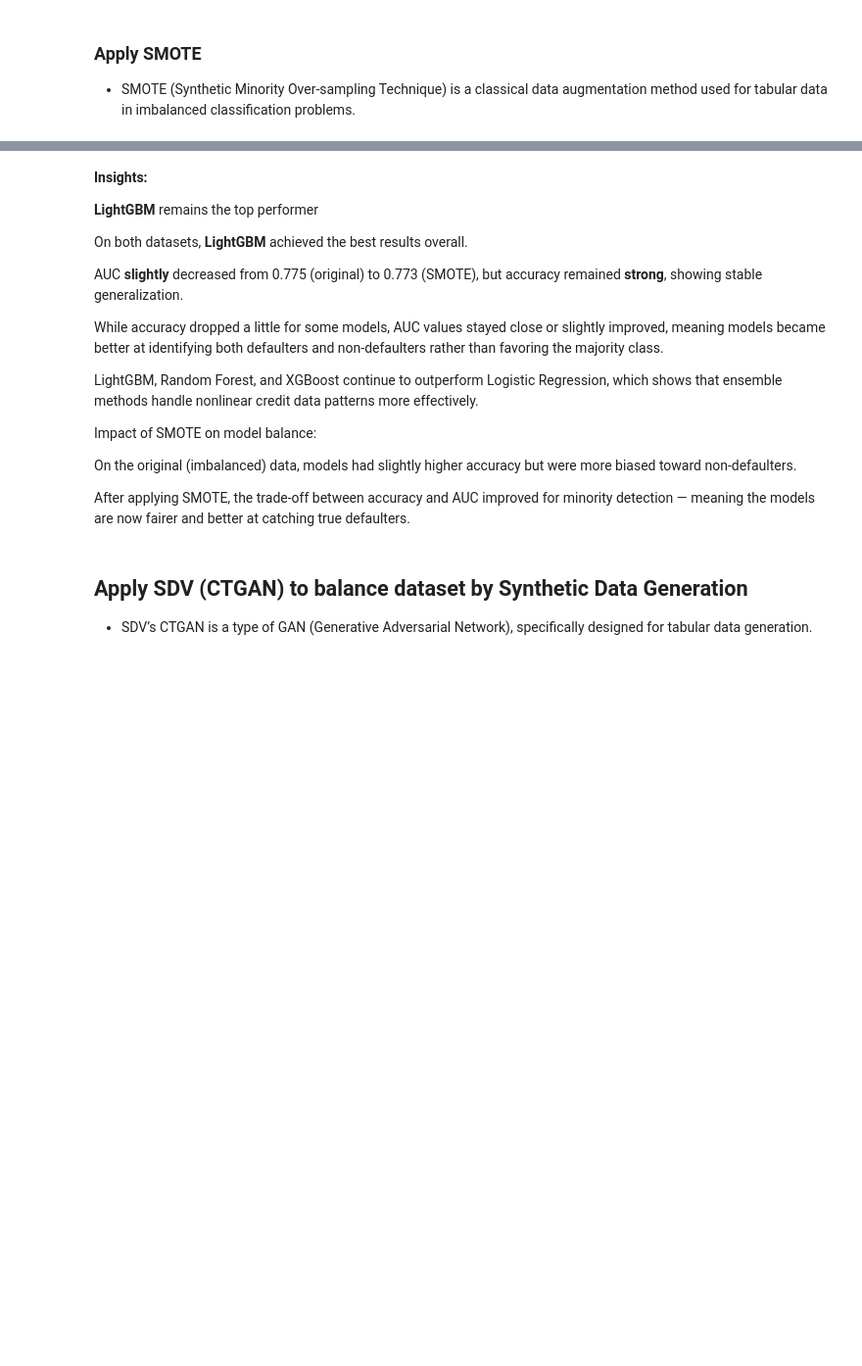
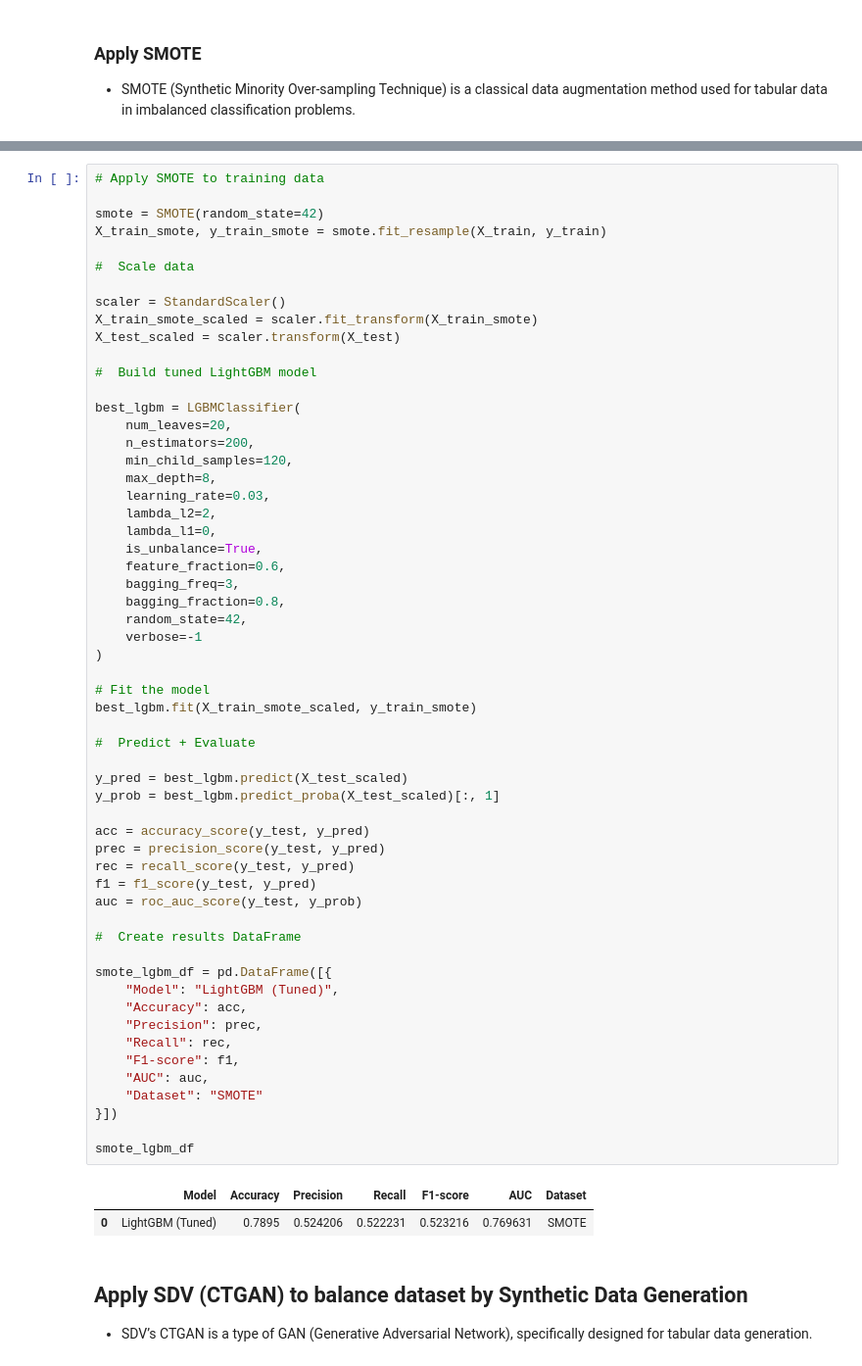
Before and after one commit to NavaneethTalluri/Enhancing-Credit-Card-Default-Prediction-Using-GAN-Based-Data-Augmentation, a Jupyter notebook: Data_Science_Project_23102357.ipynb, the cells around one changed output, grey strips where cells are left out. Shown at 98% size. Drawn from its saved outputs; the diff is of its cells as text; blank space fills up the shorter version.

```diff
--- a/Data_Science_Project_23102357.ipynb
+++ b/Data_Science_Project_23102357.ipynb
@@ -1338,21 +1382,63 @@ plt.show()
-# %% [markdown]
-**Insights:**
-
-**LightGBM** remains the top performer
-
-On both datasets, **LightGBM** achieved the best results overall.
-
-AUC **slightly** decreased from 0.775 (original) to 0.773 (SMOTE), but accuracy remained **strong**, showing stable generalization.
-
-While accuracy dropped a little for some models, AUC values stayed close or slightly improved, meaning models became better at identifying both defaulters and non-defaulters rather than favoring the majority class.
-
-LightGBM, Random Forest, and XGBoost continue to outperform Logistic Regression, which shows that ensemble methods handle nonlinear credit data patterns more effectively.
-
-Impact of SMOTE on model balance:
-
-On the original (imbalanced) data, models had slightly higher accuracy but were more biased toward non-defaulters.
-
-After applying SMOTE, the trade-off between accuracy and AUC improved for minority detection — meaning the models are now fairer and better at catching true defaulters.
+# %%
+# Apply SMOTE to training data
+
+smote = SMOTE(random_state=42)
+X_train_smote, y_train_smote = smote.fit_resample(X_train, y_train)
+
+#  Scale data
+
+scaler = StandardScaler()
+X_train_smote_scaled = scaler.fit_transform(X_train_smote)
+X_test_scaled = scaler.transform(X_test)
+
+#  Build tuned LightGBM model
+
+best_lgbm = LGBMClassifier(
+    num_leaves=20,
+    n_estimators=200,
+    min_child_samples=120,
+    max_depth=8,
+    learning_rate=0.03,
+    lambda_l2=2,
+    lambda_l1=0,
+    is_unbalance=True,
+    feature_fraction=0.6,
+    bagging_freq=3,
+    bagging_fraction=0.8,
+    random_state=42,
+    verbose=-1
+)
+
+# Fit the model
+best_lgbm.fit(X_train_smote_scaled, y_train_smote)
+
+#  Predict + Evaluate
+
+y_pred = best_lgbm.predict(X_test_scaled)
+y_prob = best_lgbm.predict_proba(X_test_scaled)[:, 1]
+
+acc = accuracy_score(y_test, y_pred)
+prec = precision_score(y_test, y_pred)
+rec = recall_score(y_test, y_pred)
+f1 = f1_score(y_test, y_pred)
+auc = roc_auc_score(y_test, y_prob)
+
+#  Create results DataFrame
+
+smote_lgbm_df = pd.DataFrame([{
+    "Model": "LightGBM (Tuned)",
+    "Accuracy": acc,
+    "Precision": prec,
+    "Recall": rec,
+    "F1-score": f1,
+    "AUC": auc,
+    "Dataset": "SMOTE"
+}])
+
+smote_lgbm_df
+# %% [output]
+|  | Model | Accuracy | Precision | Recall | F1-score | AUC | Dataset |
+| 0 | LightGBM (Tuned) | 0.7895 | 0.524206 | 0.522231 | 0.523216 | 0.769631 | SMOTE |
 # %% [markdown]
 ## Apply SDV (CTGAN) to balance dataset by Synthetic Data Generation
 
```
Also changed, not shown: parts of 31 cells of this notebook.
